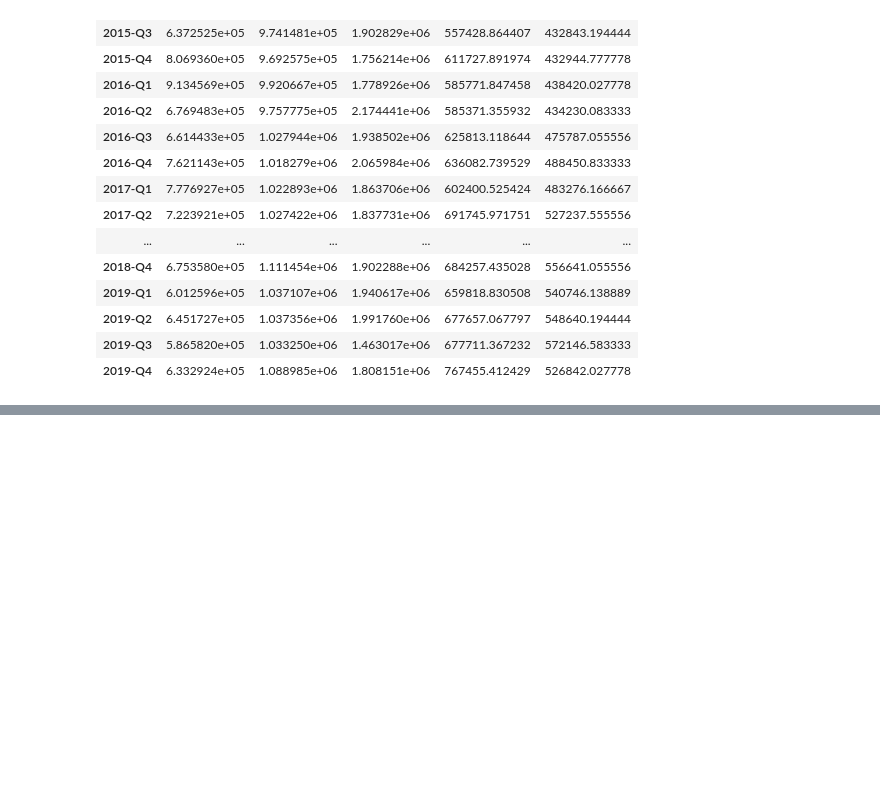
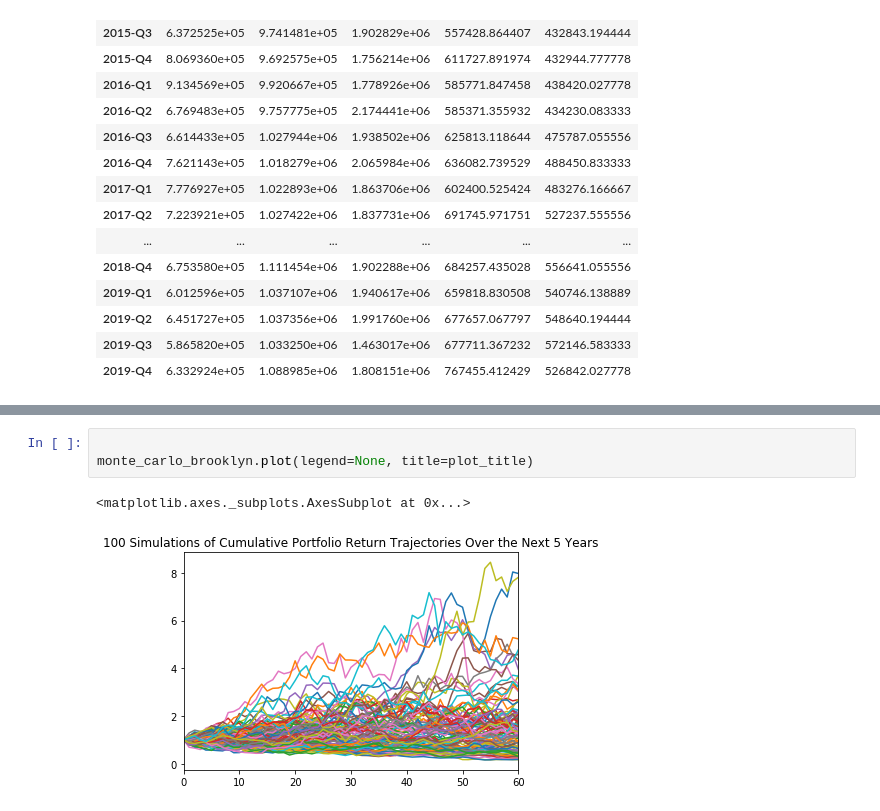
Before and after one commit to ShakedRj/NYC_Real_Estate, a Jupyter notebook: sale_analysis.ipynb, the cells around one changed output, grey strips where cells are left out. Cells and saved outputs as stored; diff of their text form; blank space fills up the shorter version.

```diff
--- a/sale_analysis.ipynb
+++ b/sale_analysis.ipynb
@@ -144,0 +216,6 @@ quarter_sale_df
+# %%
+
+monte_carlo_brooklyn.plot(legend=None, title=plot_title)
+# %% [output]
+<matplotlib.axes._subplots.AxesSubplot at 0x...>
+[figure, added]
```
Also changed, not shown: parts of 11 cells of this notebook.
